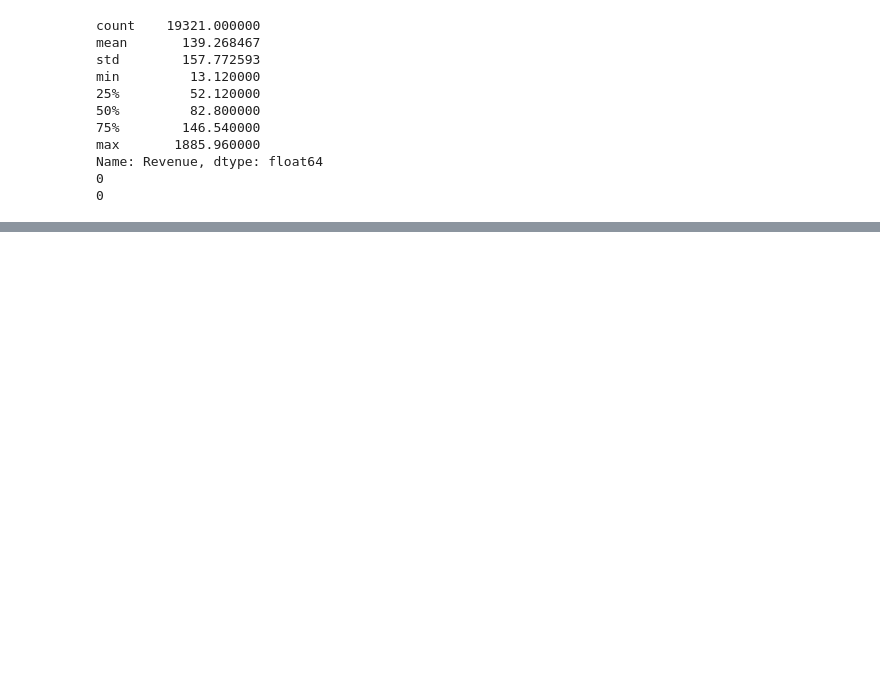
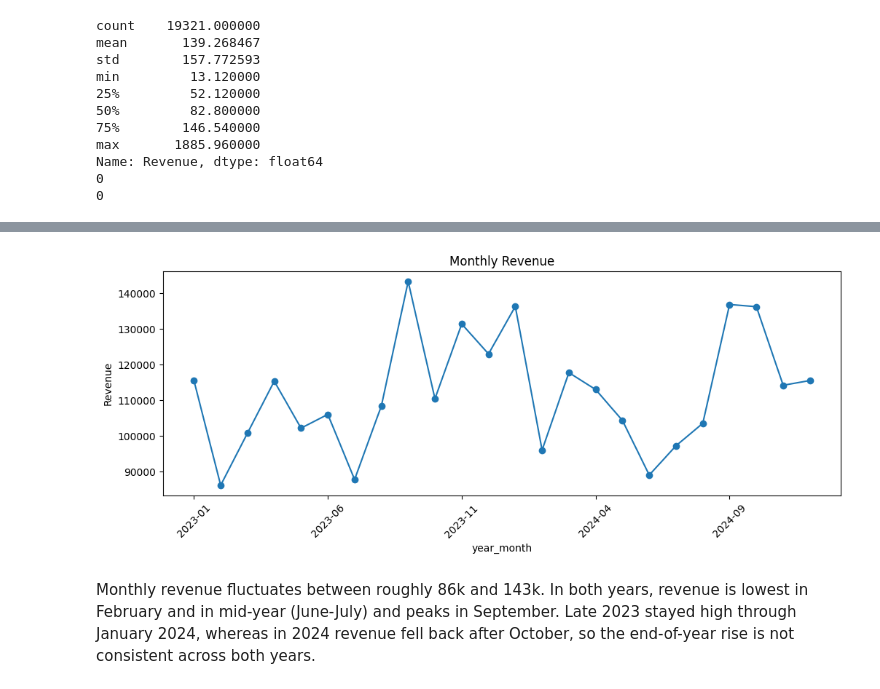
Before and after one commit to yabasahilda2004/Bakery_Sales, a Jupyter notebook: bakery.ipynb, the cells around one changed output, grey strips where cells are left out. Drawn from its saved outputs; the diff is of its cells as text; code cells hidden in the pictures; blank space fills up the shorter version.

```diff
--- a/bakery.ipynb
+++ b/bakery.ipynb
@@ -274,0 +336,10 @@ df['profit_margin'] = df['Profit'] / df['Revenue'] * 100
+# %%
+monthly = df.groupby('year_month')['Revenue'].sum()
+monthly.plot(figsize=(12,4), marker= 'o', title = 'Monthly Revenue')
+plt.ylabel('Revenue')
+plt.xticks(rotation=45)
+plt.show()
+# %% [output]
+[figure, added]
+# %% [markdown]
+Monthly revenue fluctuates between roughly 86k and 143k. In both years, revenue is lowest in February and in mid-year (June-July) and peaks in September. Late 2023 stayed high through January 2024, whereas in 2024 revenue fell back after October, so the end-of-year rise is not consistent across both years.
```
Also changed, not shown: parts of 7 cells of this notebook.
